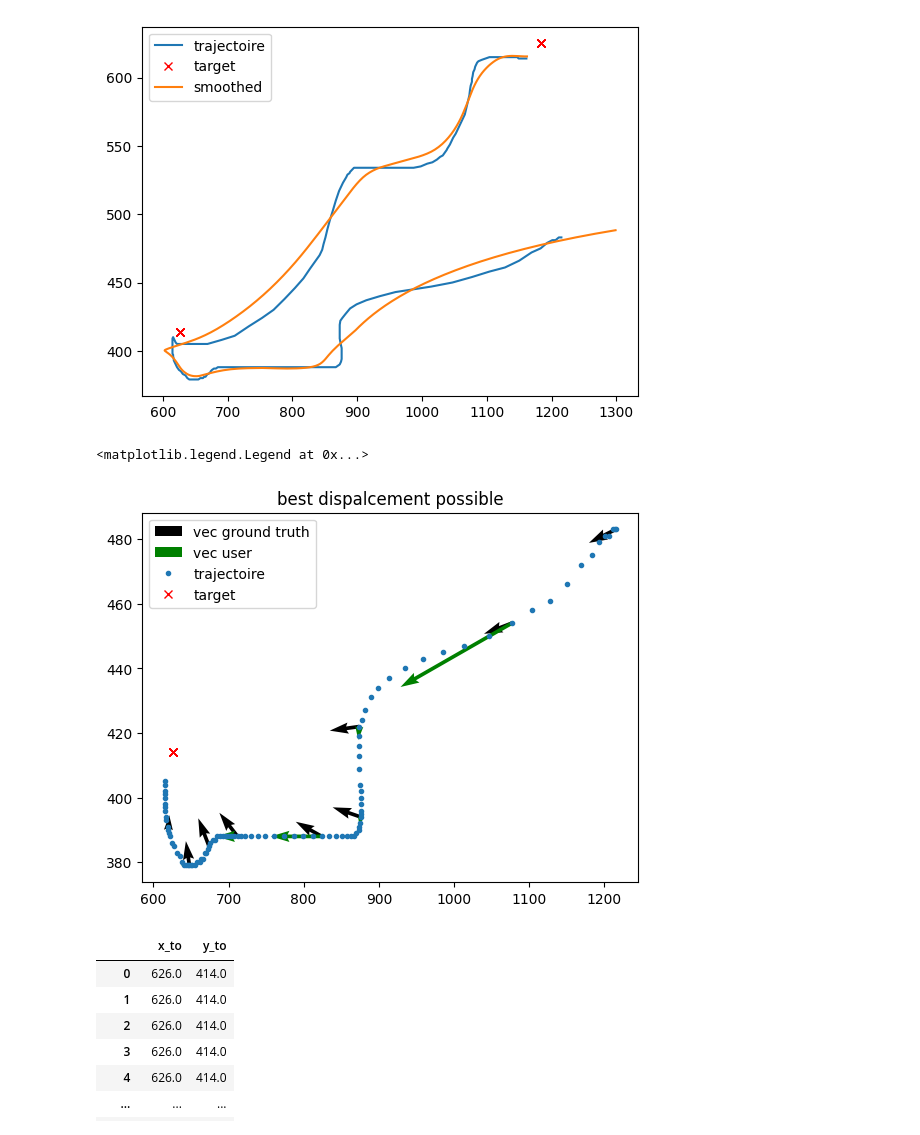
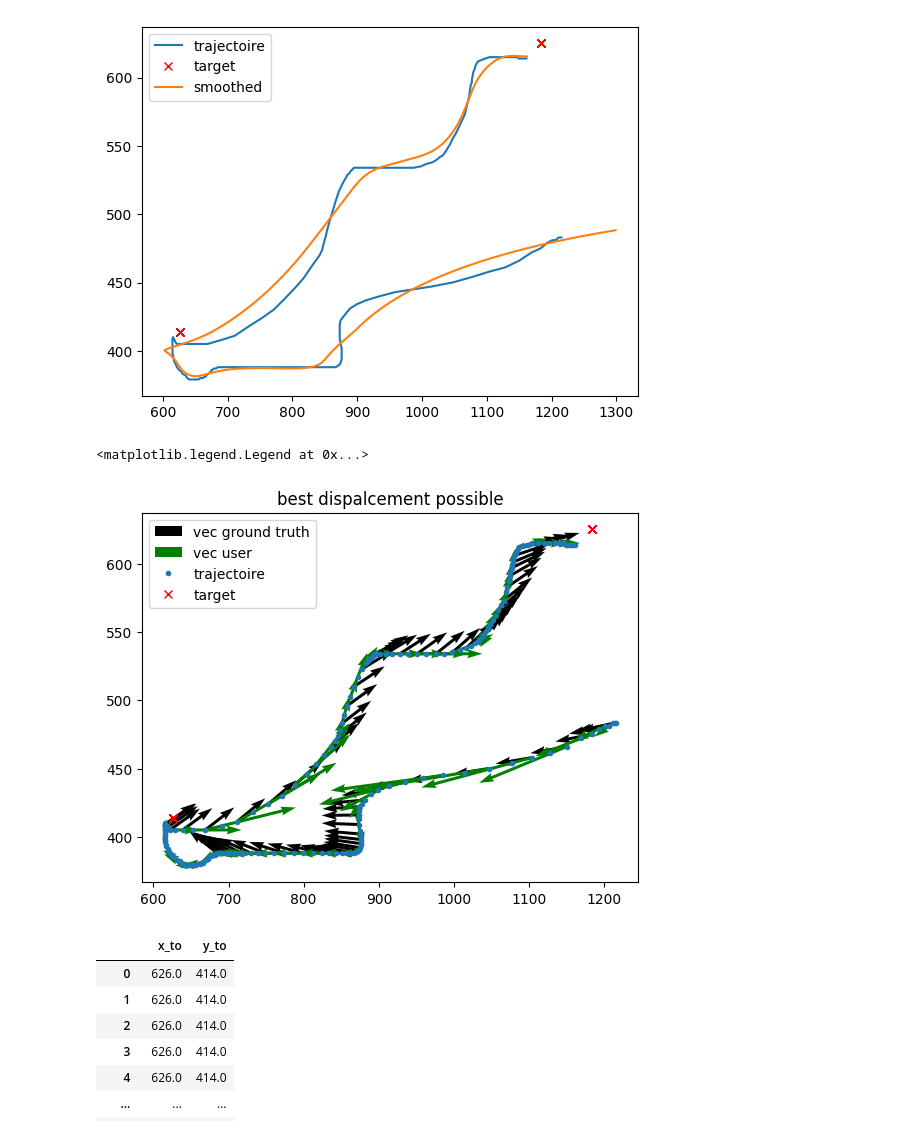
Before and after one commit to joaoMartinSaquet/OfflineCorr, a Jupyter notebook: quick_test.ipynb, the cells around one changed output. Cells and saved outputs as stored; diff of their text form; code cells hidden in the pictures.

```diff
--- a/quick_test.ipynb
+++ b/quick_test.ipynb
@@ -24,20 +24,20 @@ plt.legend()
 # %%
 from dataset_handling import *
 traj, y, targets = read_dataset("/home/jmartinsaquet/Documents/code/IA2_codes/clone/datasets/P0_C0.csv", "vec")
 
-index = 100
-e = 11
+index = 200
+e = 2
 indexes = [i for i in range(index - e) if i % e == 0]
 plt.quiver(traj['x'][indexes], traj['y'][indexes], y['dx'][indexes], y['dy'][indexes],  angles="xy", label="vec ground truth")
 plt.quiver(traj['x'][indexes], traj['y'][indexes], traj['dx'][indexes], traj['dy'][indexes], angles="xy", color="green", label="vec user")
 
 plt.plot(traj['x'][:index], traj['y'][:index], '.', label="trajectoire")
 plt.plot(targets['x_to'][indexes], targets['y_to'][indexes], 'rx', label="target")
 plt.title("best dispalcement possible")
 plt.legend()
 # %% [output]
 <matplotlib.legend.Legend at 0x...>
-[figure, old version]
+[figure, new version]
 # %%
 targets
 # %% [output]
```
Also changed, not shown: 3 other files.
